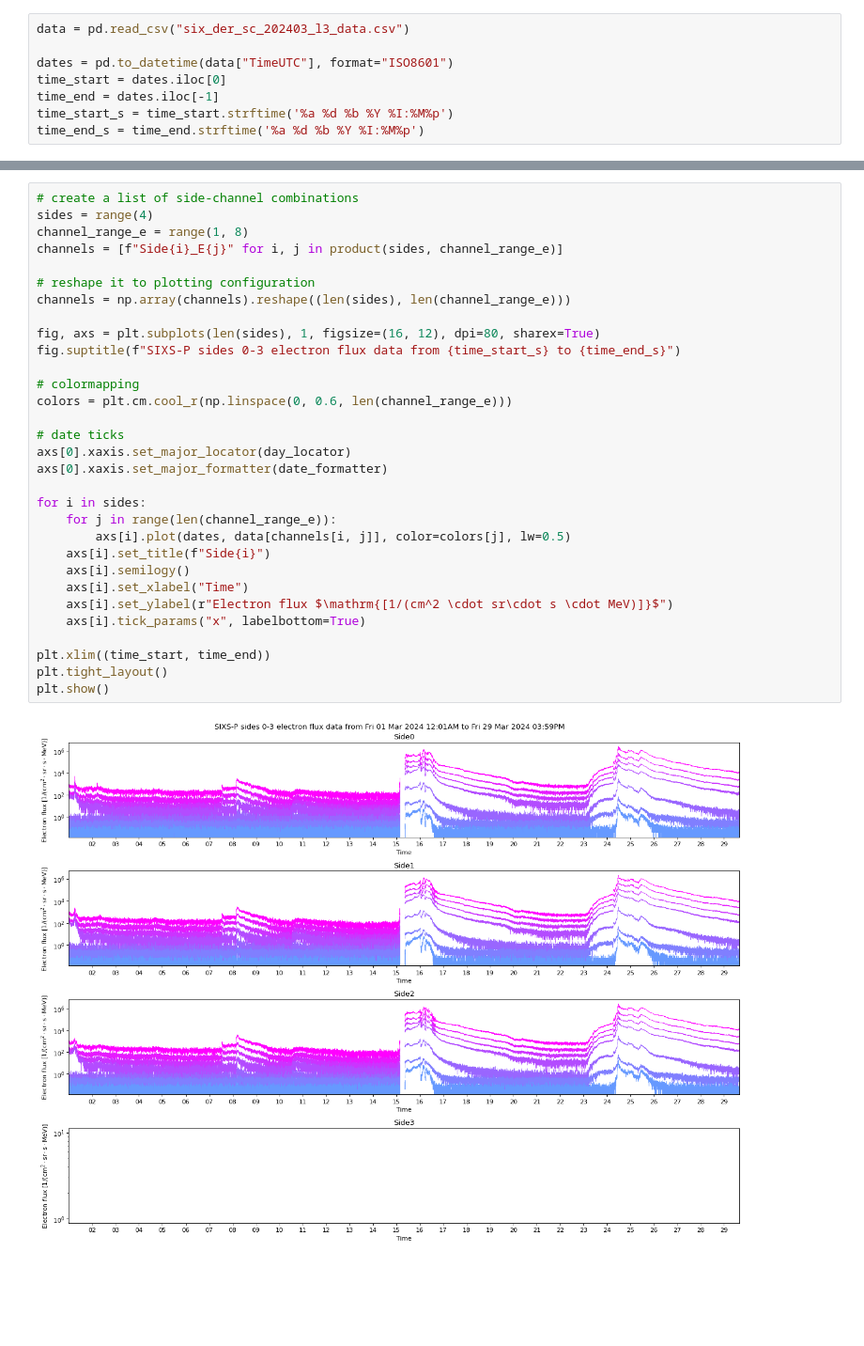
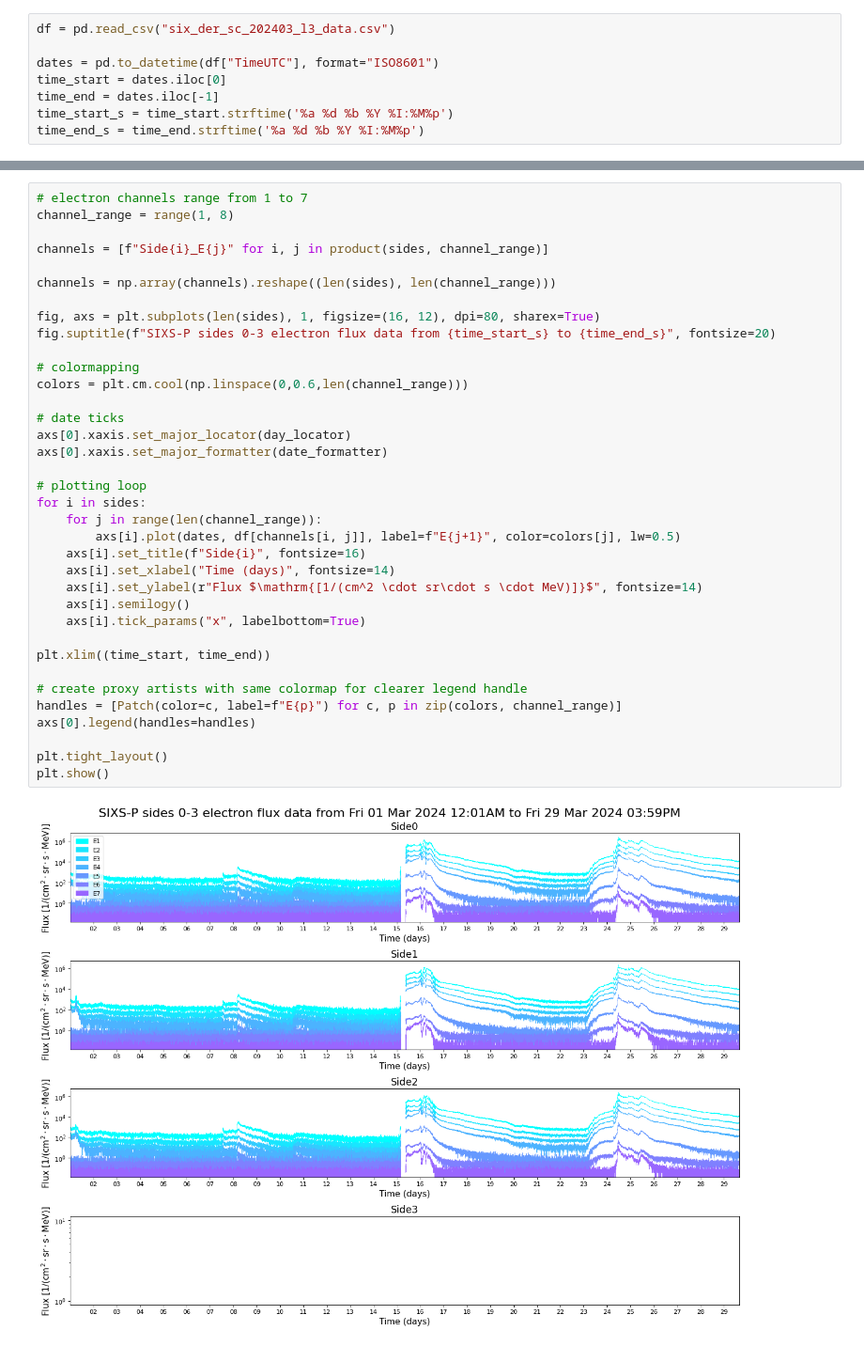
Before and after one commit to ojsant/BC_plot, a Jupyter notebook: bc_plots.ipynb, the cells around one changed output, grey strips where cells are left out. Shown at 94% size. Cells and saved outputs as stored; diff of their text form; blank space fills up the shorter version.

Commit message:
added plot legends, updated colormapping

```diff
--- a/bc_plots.ipynb
+++ b/bc_plots.ipynb
@@ -7,9 +7,9 @@ import pandas as pd
 from itertools import product
 %matplotlib inline
 # %%
-data = pd.read_csv("six_der_sc_202403_l3_data.csv")
+df = pd.read_csv("six_der_sc_202403_l3_data.csv")
 
-dates = pd.to_datetime(data["TimeUTC"], format="ISO8601")
+dates = pd.to_datetime(df["TimeUTC"], format="ISO8601")
 time_start = dates.iloc[0]
 time_end = dates.iloc[-1]
 time_start_s = time_start.strftime('%a %d %b %Y %I:%M%p')
@@ -56,33 +61,38 @@ Plot electron flux time series data
 # %%
-# create a list of side-channel combinations
-sides = range(4)
-channel_range_e = range(1, 8)
-channels = [f"Side{i}_E{j}" for i, j in product(sides, channel_range_e)]
+# electron channels range from 1 to 7
+channel_range = range(1, 8)
 
-# reshape it to plotting configuration
-channels = np.array(channels).reshape((len(sides), len(channel_range_e)))
+channels = [f"Side{i}_E{j}" for i, j in product(sides, channel_range)]
+
+channels = np.array(channels).reshape((len(sides), len(channel_range)))
 
 fig, axs = plt.subplots(len(sides), 1, figsize=(16, 12), dpi=80, sharex=True)
-fig.suptitle(f"SIXS-P sides 0-3 electron flux data from {time_start_s} to {time_end_s}")
+fig.suptitle(f"SIXS-P sides 0-3 electron flux data from {time_start_s} to {time_end_s}", fontsize=20)
 
 # colormapping
-colors = plt.cm.cool_r(np.linspace(0, 0.6, len(channel_range_e)))
+colors = plt.cm.cool(np.linspace(0,0.6,len(channel_range)))
 
 # date ticks
 axs[0].xaxis.set_major_locator(day_locator)
 axs[0].xaxis.set_major_formatter(date_formatter)
 
+# plotting loop
 for i in sides:
-    for j in range(len(channel_range_e)):
-        axs[i].plot(dates, data[channels[i, j]], color=colors[j], lw=0.5)
-    axs[i].set_title(f"Side{i}")
+    for j in range(len(channel_range)):
+        axs[i].plot(dates, df[channels[i, j]], label=f"E{j+1}", color=colors[j], lw=0.5)
+    axs[i].set_title(f"Side{i}", fontsize=16)
+    axs[i].set_xlabel("Time (days)", fontsize=14)
+    axs[i].set_ylabel(r"Flux $\mathrm{[1/(cm^2 \cdot sr\cdot s \cdot MeV)]}$", fontsize=14)
     axs[i].semilogy()
-    axs[i].set_xlabel("Time")
-    axs[i].set_ylabel(r"Electron flux $\mathrm{[1/(cm^2 \cdot sr\cdot s \cdot MeV)]}$")
     axs[i].tick_params("x", labelbottom=True)
 
 plt.xlim((time_start, time_end))
+
+# create proxy artists with same colormap for clearer legend handle
+handles = [Patch(color=c, label=f"E{p}") for c, p in zip(colors, channel_range)]
+axs[0].legend(handles=handles)
+
 plt.tight_layout()
 plt.show()
 # %% [output]
-[figure, old version]
+[figure, new version]
```
Also changed, not shown: parts of 4 cells of this notebook.
